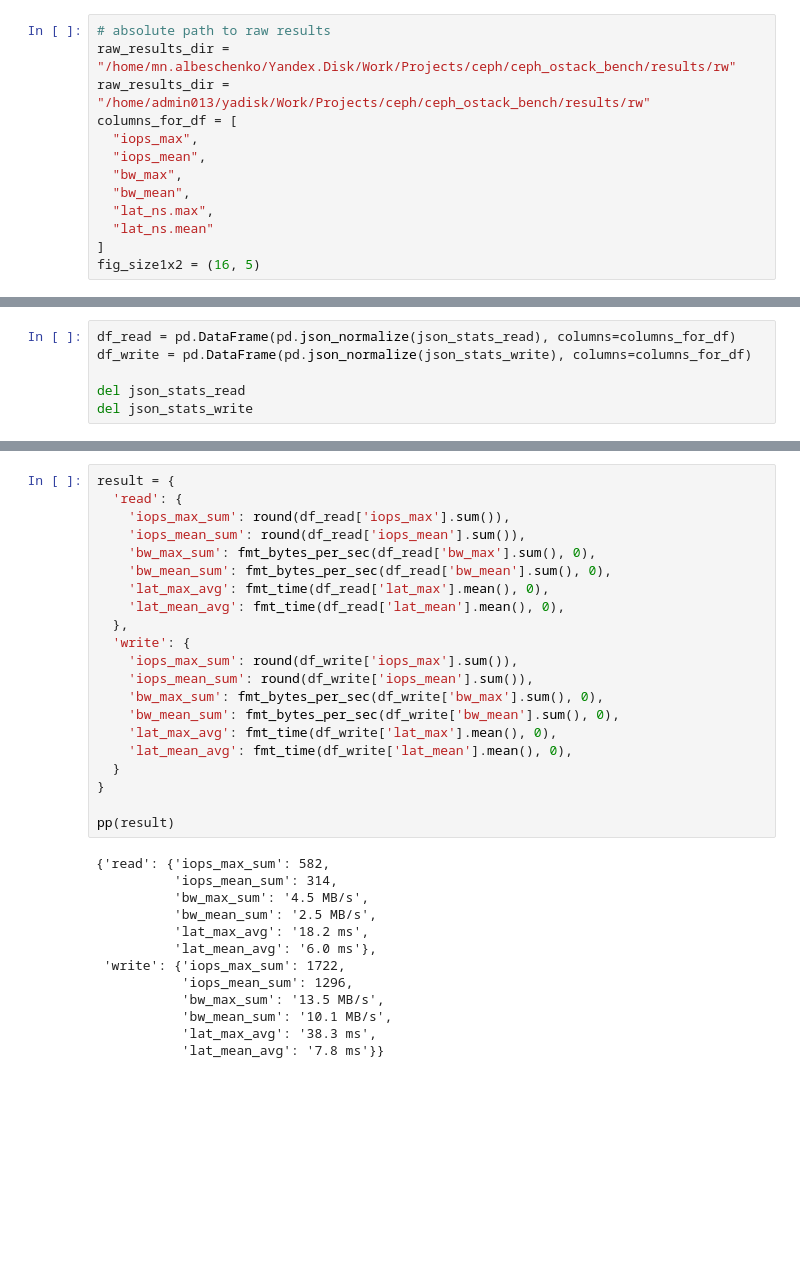
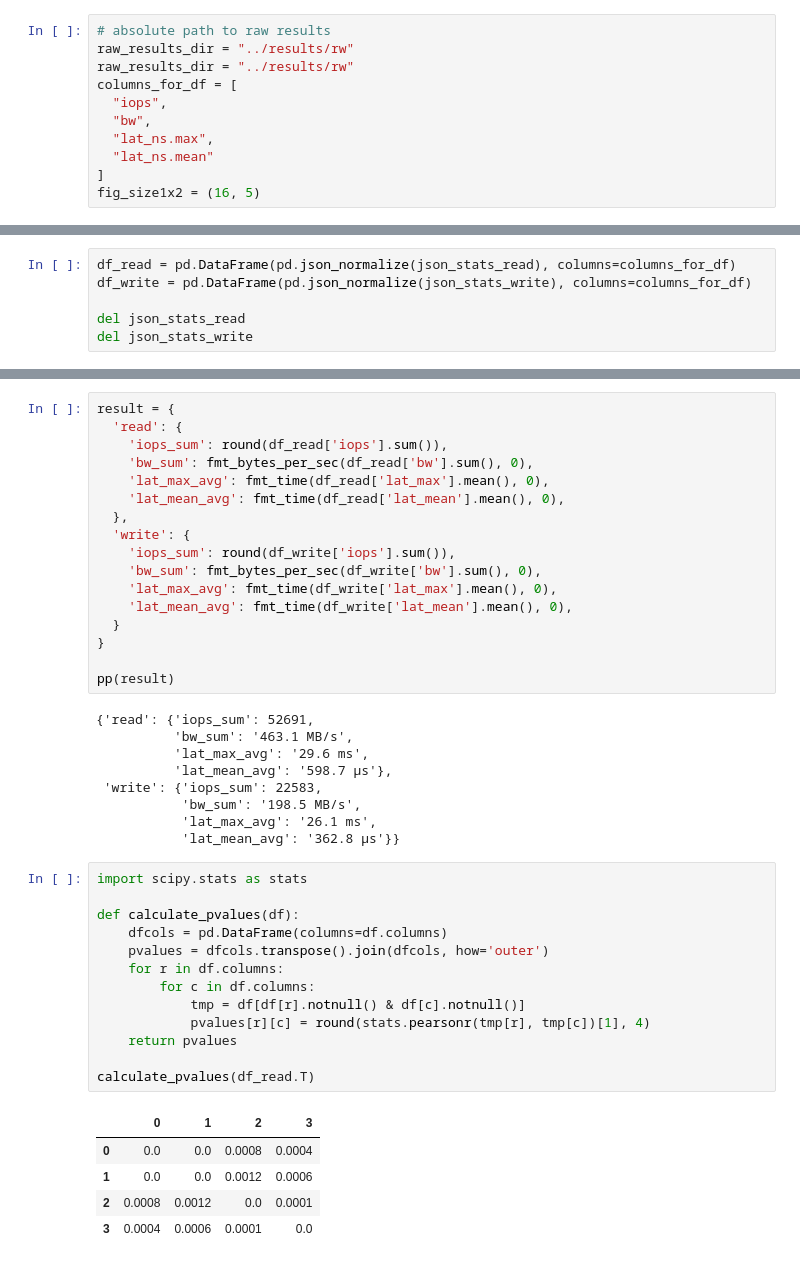
Before and after one commit to Vatson112/openstack-block-bench, a Jupyter notebook: data_analysis/general.ipynb, the cells around one changed output, grey strips where cells are left out. Saved outputs shown, nothing was run; the diff lists cells and outputs as text; blank space fills up the shorter version.

```diff
--- a/data_analysis/general.ipynb
+++ b/data_analysis/general.ipynb
@@ -3,13 +8,11 @@
 ## Start with default variables
 # %%
 # absolute path to raw results
-raw_results_dir = "/home/mn.albeschenko/Yandex.Disk/Work/Projects/ceph/ceph_ostack_bench/results/rw"
-raw_results_dir = "/home/admin013/yadisk/Work/Projects/ceph/ceph_ostack_bench/results/rw"
+raw_results_dir = "../results/rw"
+raw_results_dir = "../results/rw"
 columns_for_df = [
-  "iops_max",
-  "iops_mean",
-  "bw_max",
-  "bw_mean",
+  "iops",
+  "bw",
   "lat_ns.max",
   "lat_ns.mean"
 ]
@@ -253,18 +236,14 @@ plt.show()
 # %%
 result = {
   'read': {
-    'iops_max_sum': round(df_read['iops_max'].sum()),
-    'iops_mean_sum': round(df_read['iops_mean'].sum()),
-    'bw_max_sum': fmt_bytes_per_sec(df_read['bw_max'].sum(), 0),
-    'bw_mean_sum': fmt_bytes_per_sec(df_read['bw_mean'].sum(), 0),
+    'iops_sum': round(df_read['iops'].sum()),
+    'bw_sum': fmt_bytes_per_sec(df_read['bw'].sum(), 0),
     'lat_max_avg': fmt_time(df_read['lat_max'].mean(), 0),
     'lat_mean_avg': fmt_time(df_read['lat_mean'].mean(), 0),
   },
   'write': {
-    'iops_max_sum': round(df_write['iops_max'].sum()),
-    'iops_mean_sum': round(df_write['iops_mean'].sum()),
-    'bw_max_sum': fmt_bytes_per_sec(df_write['bw_max'].sum(), 0),
-    'bw_mean_sum': fmt_bytes_per_sec(df_write['bw_mean'].sum(), 0),
+    'iops_sum': round(df_write['iops'].sum()),
+    'bw_sum': fmt_bytes_per_sec(df_write['bw'].sum(), 0),
     'lat_max_avg': fmt_time(df_write['lat_max'].mean(), 0),
     'lat_mean_avg': fmt_time(df_write['lat_mean'].mean(), 0),
   }
@@ -272,15 +251,30 @@ result = {
 
 pp(result)
 # %% [output]
-{'read': {'iops_max_sum': 582,
-          'iops_mean_sum': 314,
-          'bw_max_sum': '4.5 MB/s',
-          'bw_mean_sum': '2.5 MB/s',
-          'lat_max_avg': '18.2 ms',
-          'lat_mean_avg': '6.0 ms'},
- 'write': {'iops_max_sum': 1722,
-           'iops_mean_sum': 1296,
-           'bw_max_sum': '13.5 MB/s',
-           'bw_mean_sum': '10.1 MB/s',
-           'lat_max_avg': '38.3 ms',
-           'lat_mean_avg': '7.8 ms'}}
+{'read': {'iops_sum': 52691,
+          'bw_sum': '463.1 MB/s',
+          'lat_max_avg': '29.6 ms',
+          'lat_mean_avg': '598.7 µs'},
+ 'write': {'iops_sum': 22583,
+           'bw_sum': '198.5 MB/s',
+           'lat_max_avg': '26.1 ms',
+           'lat_mean_avg': '362.8 µs'}}
+# %%
+import scipy.stats as stats
+
+def calculate_pvalues(df):
+    dfcols = pd.DataFrame(columns=df.columns)
+    pvalues = dfcols.transpose().join(dfcols, how='outer')
+    for r in df.columns:
+        for c in df.columns:
+            tmp = df[df[r].notnull() & df[c].notnull()]
+            pvalues[r][c] = round(stats.pearsonr(tmp[r], tmp[c])[1], 4)
+    return pvalues
+
+calculate_pvalues(df_read.T)
+# %% [output]
+|  | 0 | 1 | 2 | 3 |
+| 0 | 0.0 | 0.0 | 0.0008 | 0.0004 |
+| 1 | 0.0 | 0.0 | 0.0012 | 0.0006 |
+| 2 | 0.0008 | 0.0012 | 0.0 | 0.0001 |
+| 3 | 0.0004 | 0.0006 | 0.0001 | 0.0 |
```
Also changed, not shown: parts of 10 cells of this notebook.
